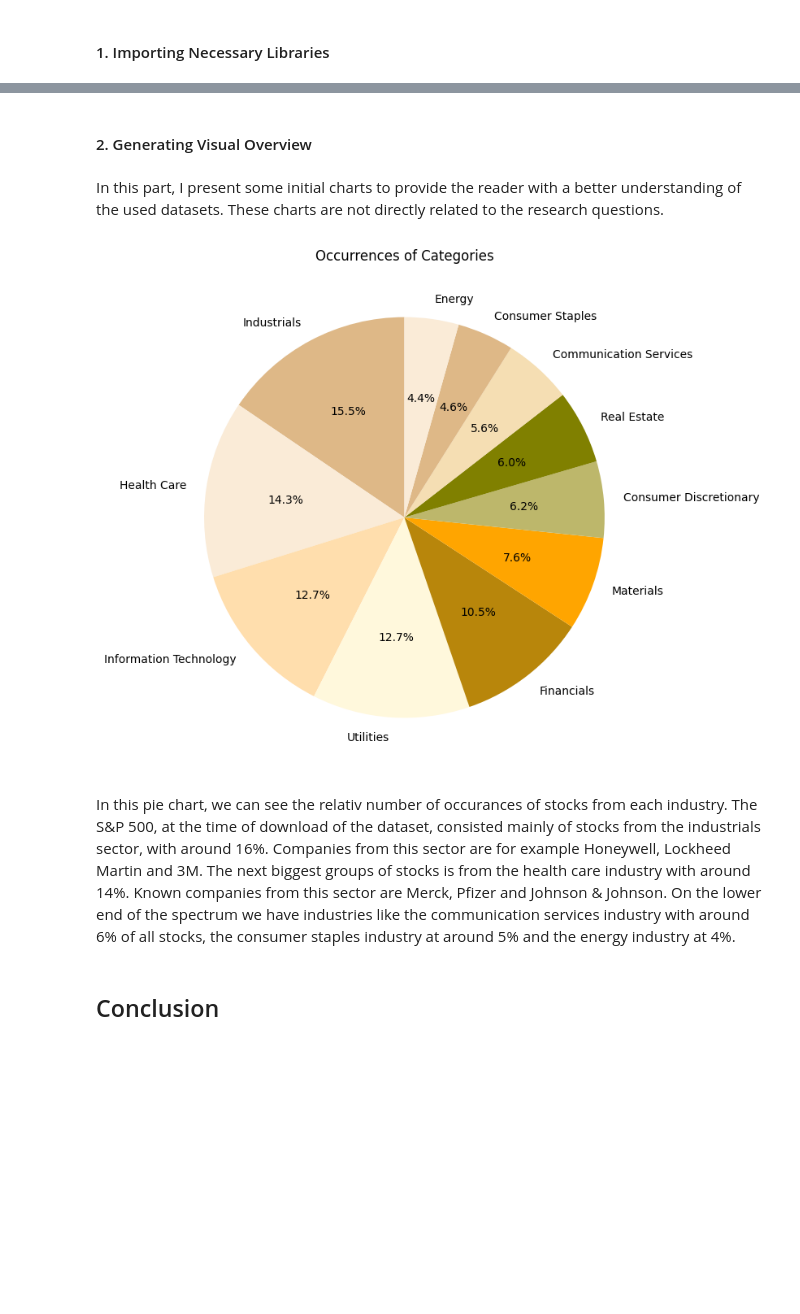
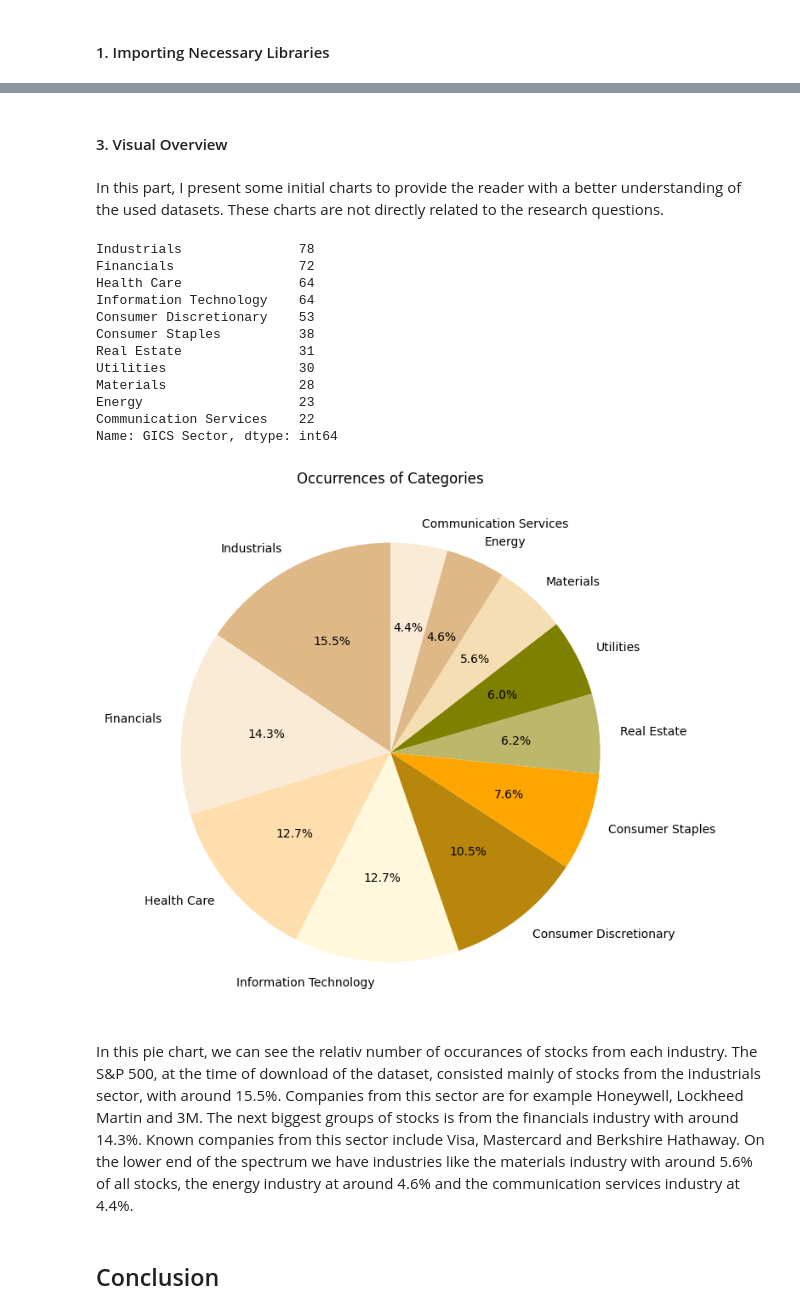
Before and after one commit to radtklau/stock_market, a Jupyter notebook: stock_market.ipynb, the cells around one changed output, grey strips where cells are left out. Saved outputs shown, nothing was run; the diff lists cells and outputs as text; code cells hidden in the pictures; blank space fills up the shorter version.

```diff
--- a/stock_market.ipynb
+++ b/stock_market.ipynb
@@ -71,0 +78,8 @@ from tqdm import tqdm
+# %%
+# creating some necessary variables
+sp500_companies = pd.read_csv("data/company_list/sp500_companies.csv")
+num_stocks = len(sp500_companies)
+industries = sp500_companies["GICS Sector"].unique()
+industries_occ = sp500_companies["GICS Sector"].value_counts()
+
+dir_path_hist_data = "data/historical_stock_data/individual_stocks_5yr/"
@@ -72,38 +164,46 @@ from tqdm import tqdm
 # %% [markdown]
-#### 2. Generating Visual Overview
+#### 3. Visual Overview
 # %% [markdown]
 In this part, I present some initial charts to provide the reader with a better understanding of the used datasets. These charts are not directly related to the research questions.
-# %%
-# creating some necessary variables
-stocks = pd.read_csv("data/company_list/sp500_companies.csv")
-industries = stocks["GICS Sector"].unique()
-industries_occ = stocks["GICS Sector"].value_counts()
 # %%
 # creating and plotting figure
 plt.figure(figsize=(8, 8))
+print(industries_occ)
 plt.pie(
     industries_occ,
-    labels=industries,
+    labels=industries_occ.keys(),
     autopct="%1.1f%%",
     startangle=90,
     colors=[
         "burlywood",
         "antiquewhite",
         "navajowhite",
         "cornsilk",
         "darkgoldenrod",
         "orange",
         "darkkhaki",
         "olive",
         "wheat",
     ],
 )
 plt.title("Occurrences of Categories")
 plt.show()
 # %% [output]
+Industrials               78
+Financials                72
+Health Care               64
+Information Technology    64
+Consumer Discretionary    53
+Consumer Staples          38
+Real Estate               31
+Utilities                 30
+Materials                 28
+Energy                    23
+Communication Services    22
+Name: GICS Sector, dtype: int64
-[figure, old version]
+[figure, new version]
 # %% [markdown]
-In this pie chart, we can see the relativ number of occurances of stocks from each industry. The S&P 500, at the time of download of the dataset, consisted mainly of stocks from the industrials sector, with around 16%. Companies from this sector are for example Honeywell, Lockheed Martin and 3M. The next biggest groups of stocks is from the health care industry with around 14%. Known companies from this sector are Merck, Pfizer and Johnson & Johnson. On the lower end of the spectrum we have industries like the communication services industry with around 6% of all stocks, the consumer staples industry at around 5% and the energy industry at 4%.
+In this pie chart, we can see the relativ number of occurances of stocks from each industry. The S&P 500, at the time of download of the dataset, consisted mainly of stocks from the industrials sector, with around 15.5%. Companies from this sector are for example Honeywell, Lockheed Martin and 3M. The next biggest groups of stocks is from the financials industry with around 14.3%. Known companies from this sector include Visa, Mastercard and Berkshire Hathaway. On the lower end of the spectrum we have industries like the materials industry with around 5.6% of all stocks, the energy industry at around 4.6% and the communication services industry at 4.4%.
 # %% [markdown]
 ## Conclusion
 # %% [markdown]
```
Also changed, not shown: parts of 6 cells of this notebook.
